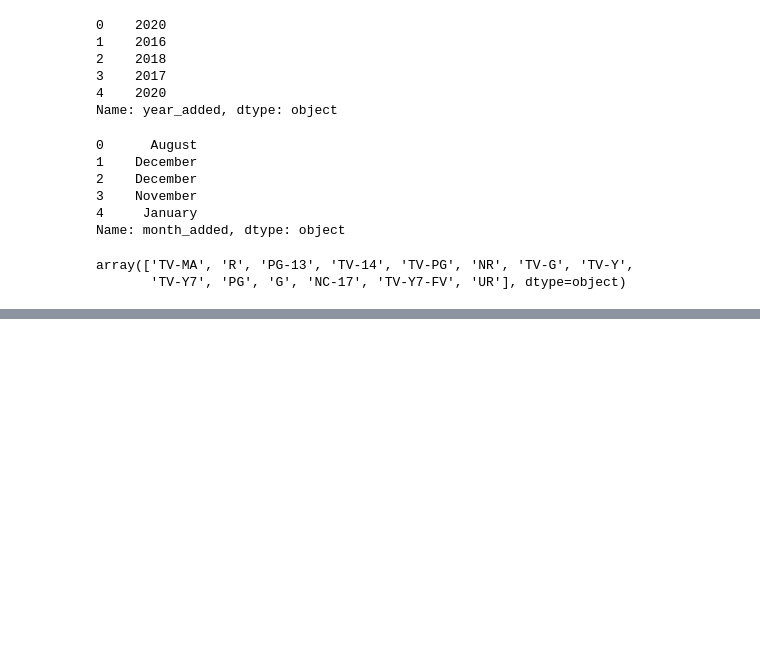
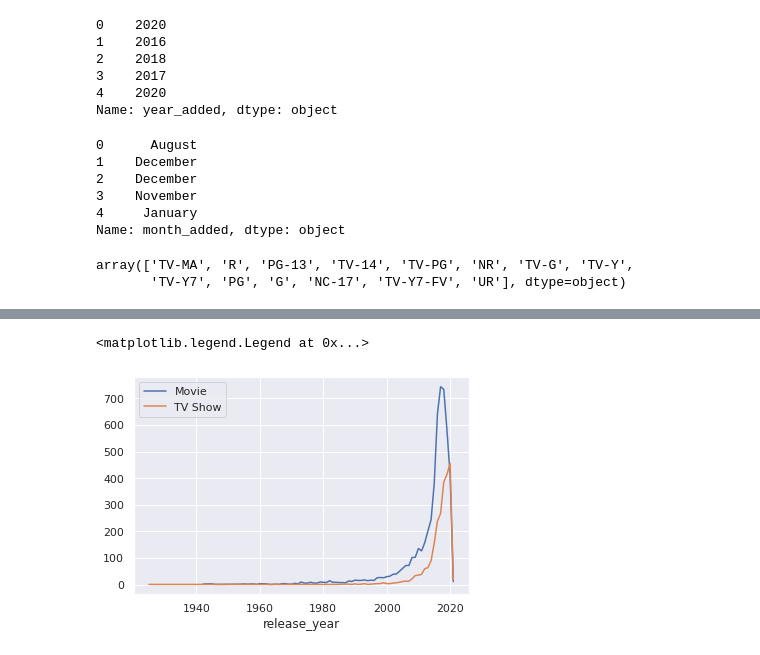
Before and after one commit to spandit98/Netflix-Movies-and-TV-Shows-Clustering, a Jupyter notebook: NETFLIX_MOVIES_AND_TV_SHOWS_CLUSTERING_Soumyadeep.ipynb, the cells around one changed output, grey strips where cells are left out. Cells and saved outputs as stored; diff of their text form; code cells hidden in the pictures; blank space fills up the shorter version.

```diff
--- a/NETFLIX_MOVIES_AND_TV_SHOWS_CLUSTERING_Soumyadeep.ipynb
+++ b/NETFLIX_MOVIES_AND_TV_SHOWS_CLUSTERING_Soumyadeep.ipynb
@@ -253,3 +253,12 @@ netflix_df['age_rating'].unique()
 # %% [output]
 array(['TV-MA', 'R', 'PG-13', 'TV-14', 'TV-PG', 'NR', 'TV-G', 'TV-Y',
        'TV-Y7', 'PG', 'G', 'NC-17', 'TV-Y7-FV', 'UR'], dtype=object)
+# %%
+# type should be a category
+netflix_df['type'] = pd.Categorical(netflix_df['type'])
+
+# age_ratingis another category (4 classes)
+netflix_df['age_rating'] = pd.Categorical(netflix_df['age_rating'], categories=['Kids', 'Older Kids', 'Teens', 'Adults'])
+
+# Year added should be integer so we can compare with `released_year`
+netflix_df['year_added'] = pd.to_numeric(netflix_df['year_added'])
@@ -255,0 +285,10 @@ array(['TV-MA', 'R', 'PG-13', 'TV-14', 'TV-PG', 'NR', 'TV-G', 'TV-Y',
+# %%
+# show grow of type
+movie = netflix_df.loc[netflix_df['type'] == 'Movie']
+tv = netflix_df.loc[netflix_df['type'] == 'TV Show']
+movie.groupby('release_year').show_id.count().plot()
+tv.groupby('release_year').show_id.count().plot()
+plt.legend(['Movie','TV Show'])
+# %% [output]
+<matplotlib.legend.Legend at 0x...>
+[figure, added]
```
Also changed, not shown: parts of 13 cells of this notebook.
